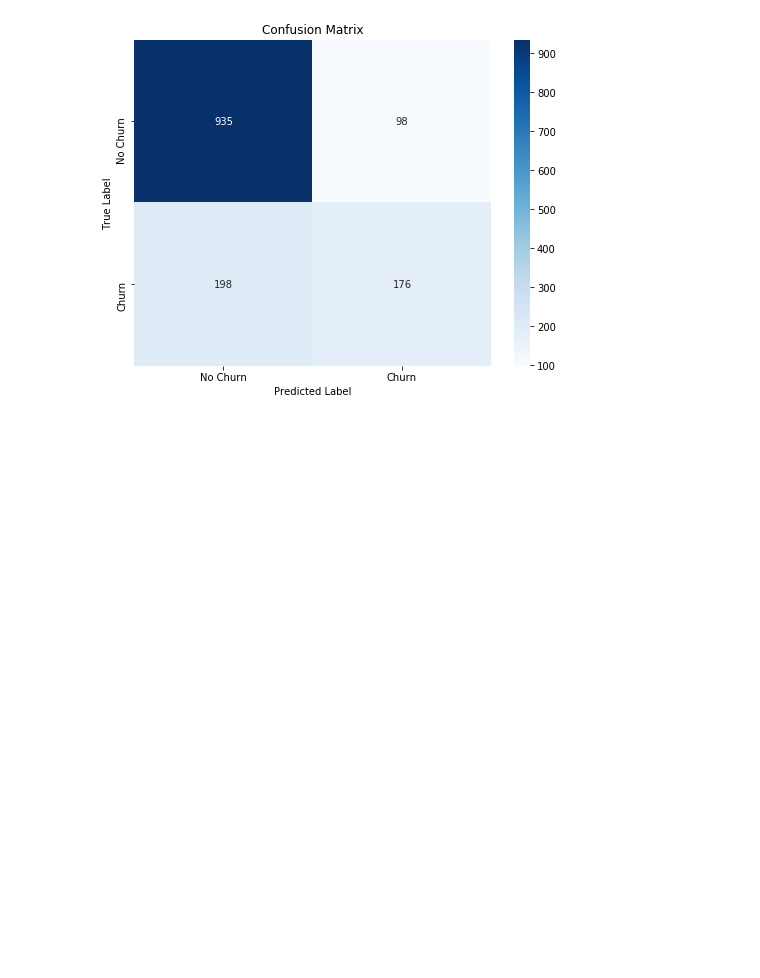
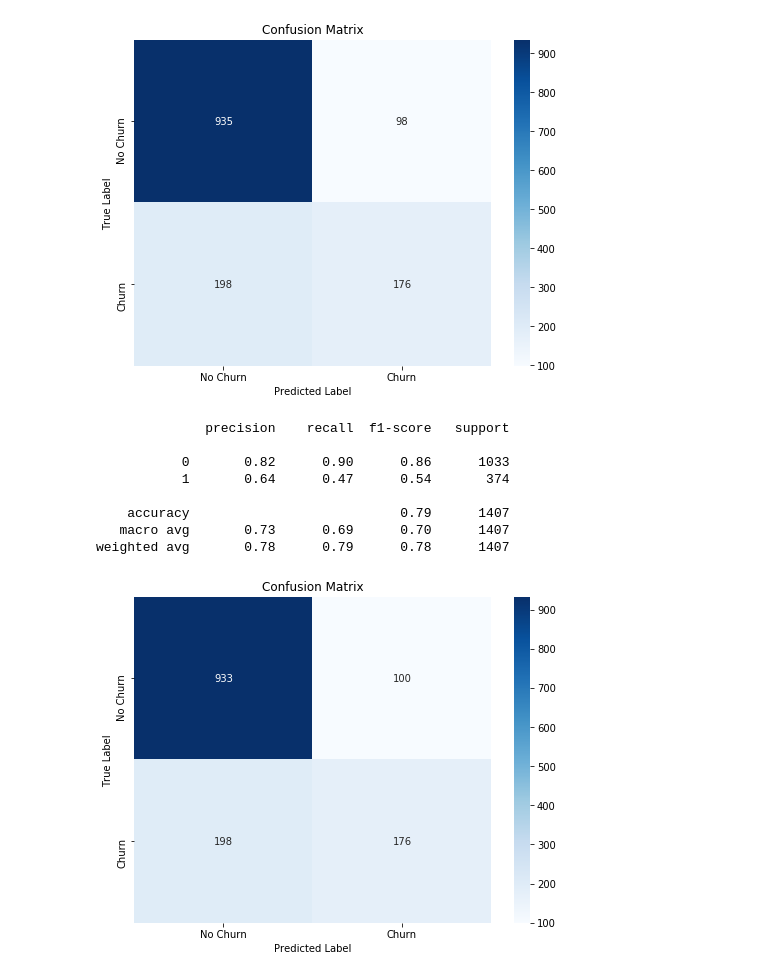
Before and after one commit to als138/Customer-Churn-Prediction-for-a-Telecom-Company, a Jupyter notebook: Untitled.ipynb, the cells around one changed output. Drawn from its saved outputs; the diff is of its cells as text; code cells hidden in the pictures; blank space fills up the shorter version.

```diff
--- a/Untitled.ipynb
+++ b/Untitled.ipynb
@@ -256,3 +256,60 @@ plt.show()
    macro avg       0.73      0.69      0.70      1407
 weighted avg       0.78      0.79      0.78      1407
 [figure]
+# %%
+df['TotalSpent'] = df['MonthlyCharges'] * df['tenure']
+
+df['MonthlyCharges_log'] = np.log1p(df['MonthlyCharges'])
+df['tenure_squared'] = df['tenure'] ** 2
+
+df['Interaction_1'] = df['tenure'] * df['MonthlyCharges']
+df['Interaction_2'] = df['TotalCharges'] / (df['tenure'] + 1)
+# %%
+from sklearn.decomposition import PCA
+from sklearn.ensemble import RandomForestClassifier
+from sklearn.metrics import classification_report, confusion_matrix
+import seaborn as sns
+import matplotlib.pyplot as plt
+
+
+df['TotalSpent'] = df['MonthlyCharges'] * df['tenure']
+df['MonthlyCharges_log'] = np.log1p(df['MonthlyCharges'])
+df['tenure_squared'] = df['tenure'] ** 2
+df['Interaction_1'] = df['tenure'] * df['MonthlyCharges']
+df['Interaction_2'] = df['TotalCharges'] / (df['tenure'] + 1)
+
+
+X = df.drop("Churn", axis=1)
+y = df["Churn"].map({'Yes': 1, 'No': 0})
+
+pca = PCA(n_components=10)
+X_pca = pca.fit_transform(X)
+
+
+X_train, X_test, y_train, y_test = train_test_split(X_pca, y, test_size=0.2, random_state=42)
+
+model = RandomForestClassifier(n_estimators=100, random_state=42)
+model.fit(X_train, y_train)
+y_pred = model.predict(X_test)
+
+
+print(classification_report(y_test, y_pred))
+
+
+conf_matrix = confusion_matrix(y_test, y_pred)
+plt.figure(figsize=(8, 6))
+sns.heatmap(conf_matrix, annot=True, fmt='d', cmap='Blues', xticklabels=['No Churn', 'Churn'], yticklabels=['No Churn', 'Churn'])
+plt.xlabel('Predicted Label')
+plt.ylabel('True Label')
+plt.title('Confusion Matrix')
+plt.show()
+# %% [output]
+              precision    recall  f1-score   support
+
+           0       0.82      0.90      0.86      1033
+           1       0.64      0.47      0.54       374
+
+    accuracy                           0.79      1407
+   macro avg       0.73      0.69      0.70      1407
+weighted avg       0.78      0.79      0.78      1407
+[figure, added]
```
